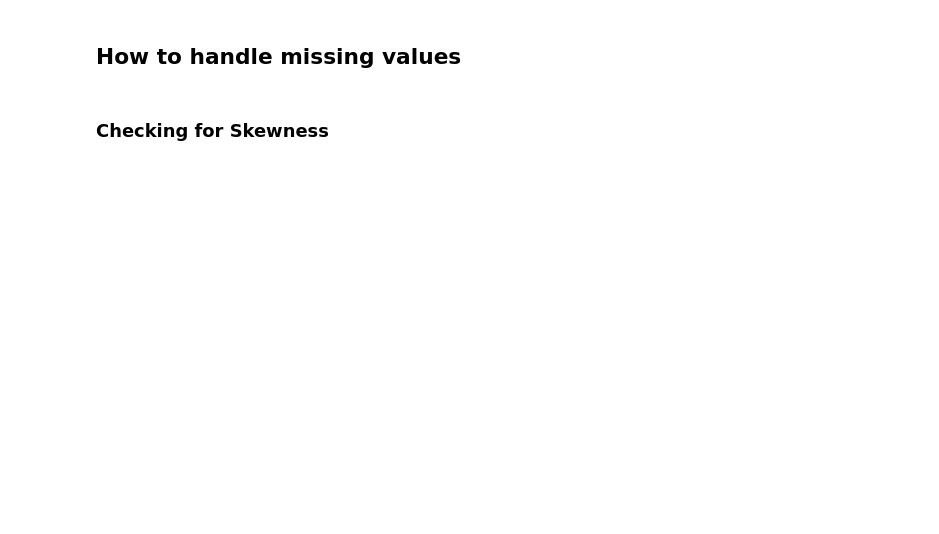
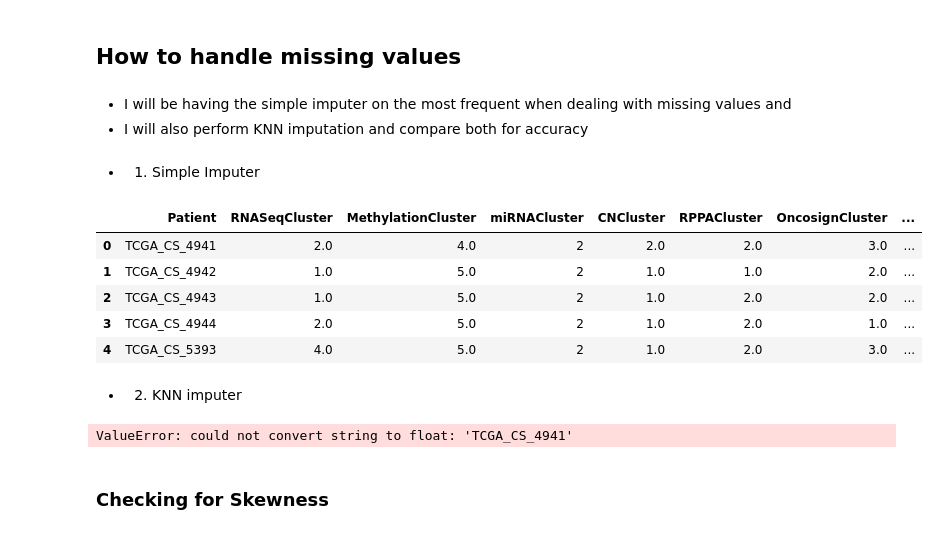
Before and after one commit to Danlof/Brain_tumour_segmentation, a Jupyter notebook: segmentation_mri.ipynb, the cells around one changed output. Saved outputs shown, nothing was run; the diff lists cells and outputs as text; code cells hidden in the pictures; blank space fills up the shorter version.

```diff
--- a/segmentation_mri.ipynb
+++ b/segmentation_mri.ipynb
@@ -91,5 +90,34 @@ memory usage: 15.6+ KB
 # %% [markdown]
 ## How to handle missing values
+# %% [markdown]
+- I will be having the simple imputer on the most frequent when dealing with missing values and
+- I will also perform KNN imputation and compare both for accuracy
+# %% [markdown]
+- 1. Simple Imputer
+# %%
+imputer = SimpleImputer(missing_values=np.nan,strategy= 'most_frequent')
+imputer = imputer.fit(mri_df.values)
+df_SI = pd.DataFrame(imputer.transform(mri_df.values),columns=mri_df.columns)
+df_SI.head()
+# %% [output]
+|  | Patient | RNASeqCluster | MethylationCluster | miRNACluster | CNCluster | RPPACluster | OncosignCluster | ... |
+| 0 | TCGA_CS_4941 | 2.0 | 4.0 | 2 | 2.0 | 2.0 | 3.0 | ... |
+| 1 | TCGA_CS_4942 | 1.0 | 5.0 | 2 | 1.0 | 1.0 | 2.0 | ... |
+| 2 | TCGA_CS_4943 | 1.0 | 5.0 | 2 | 1.0 | 2.0 | 2.0 | ... |
+| 3 | TCGA_CS_4944 | 2.0 | 5.0 | 2 | 1.0 | 2.0 | 1.0 | ... |
+| 4 | TCGA_CS_5393 | 4.0 | 5.0 | 2 | 1.0 | 2.0 | 3.0 | ... |
+# %% [markdown]
+- 2. KNN imputer
+# %%
+# specify the number of k neighbours
+n_neighbours = 5
+# create a KNN imputer instance
+knn_imputer = KNNImputer(n_neighbors=n_neighbours)
+# fit the knn imputer
+df_knn = knn_imputer.fit_transform(mri_df)
+df_knn = pd.DataFrame(df_knn,columns = mri_df.columns)
+# %% [output]
+ValueError: could not convert string to float: 'TCGA_CS_4941'
 # %% [markdown]
 ### Checking for Skewness
 # %%
```
Also changed, not shown: parts of 5 cells of this notebook.
